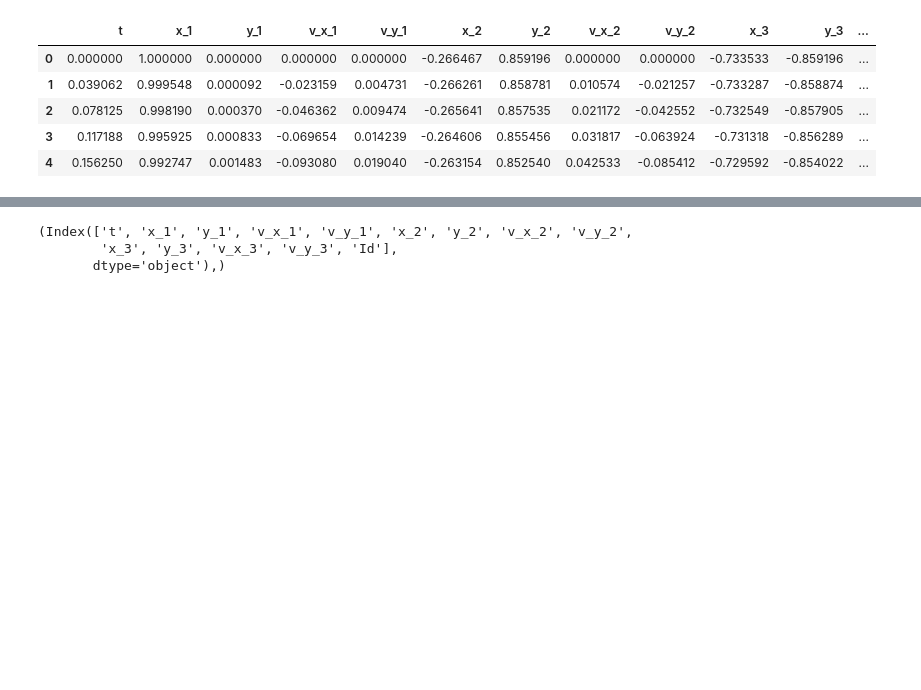
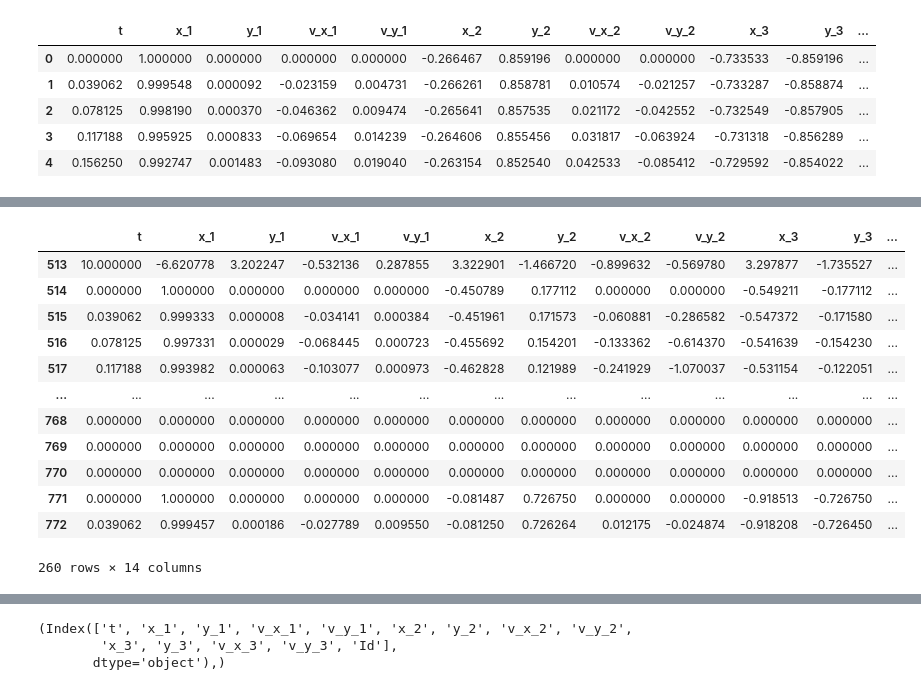
Before and after one commit to PLONTZNathan/MachineLearning_Assignment1, a Jupyter notebook: src/data_exploration.ipynb, the cells around one changed output, grey strips where cells are left out. Cells and saved outputs as stored; diff of their text form; code cells hidden in the pictures; blank space fills up the shorter version.

```diff
--- a/src/data_exploration.ipynb
+++ b/src/data_exploration.ipynb
@@ -31,0 +51,16 @@ data.tail()
+# %%
+train[513:513+260]#exemple trajectoire avec collision
+# %% [output]
+|  | t | x_1 | y_1 | v_x_1 | v_y_1 | x_2 | y_2 | v_x_2 | v_y_2 | x_3 | y_3 | ... |
+| 513 | 10.000000 | -6.620778 | 3.202247 | -0.532136 | 0.287855 | 3.322901 | -1.466720 | -0.899632 | -0.569780 | 3.297877 | -1.735527 | ... |
+| 514 | 0.000000 | 1.000000 | 0.000000 | 0.000000 | 0.000000 | -0.450789 | 0.177112 | 0.000000 | 0.000000 | -0.549211 | -0.177112 | ... |
+| 515 | 0.039062 | 0.999333 | 0.000008 | -0.034141 | 0.000384 | -0.451961 | 0.171573 | -0.060881 | -0.286582 | -0.547372 | -0.171580 | ... |
+| 516 | 0.078125 | 0.997331 | 0.000029 | -0.068445 | 0.000723 | -0.455692 | 0.154201 | -0.133362 | -0.614370 | -0.541639 | -0.154230 | ... |
+| 517 | 0.117188 | 0.993982 | 0.000063 | -0.103077 | 0.000973 | -0.462828 | 0.121989 | -0.241929 | -1.070037 | -0.531154 | -0.122051 | ... |
+| ... | ... | ... | ... | ... | ... | ... | ... | ... | ... | ... | ... | ... |
+| 768 | 0.000000 | 0.000000 | 0.000000 | 0.000000 | 0.000000 | 0.000000 | 0.000000 | 0.000000 | 0.000000 | 0.000000 | 0.000000 | ... |
+| 769 | 0.000000 | 0.000000 | 0.000000 | 0.000000 | 0.000000 | 0.000000 | 0.000000 | 0.000000 | 0.000000 | 0.000000 | 0.000000 | ... |
+| 770 | 0.000000 | 0.000000 | 0.000000 | 0.000000 | 0.000000 | 0.000000 | 0.000000 | 0.000000 | 0.000000 | 0.000000 | 0.000000 | ... |
+| 771 | 0.000000 | 1.000000 | 0.000000 | 0.000000 | 0.000000 | -0.081487 | 0.726750 | 0.000000 | 0.000000 | -0.918513 | -0.726750 | ... |
+| 772 | 0.039062 | 0.999457 | 0.000186 | -0.027789 | 0.009550 | -0.081250 | 0.726264 | 0.012175 | -0.024874 | -0.918208 | -0.726450 | ... |
+260 rows × 14 columns
```
Also changed, not shown: parts of 27 cells of this notebook.
